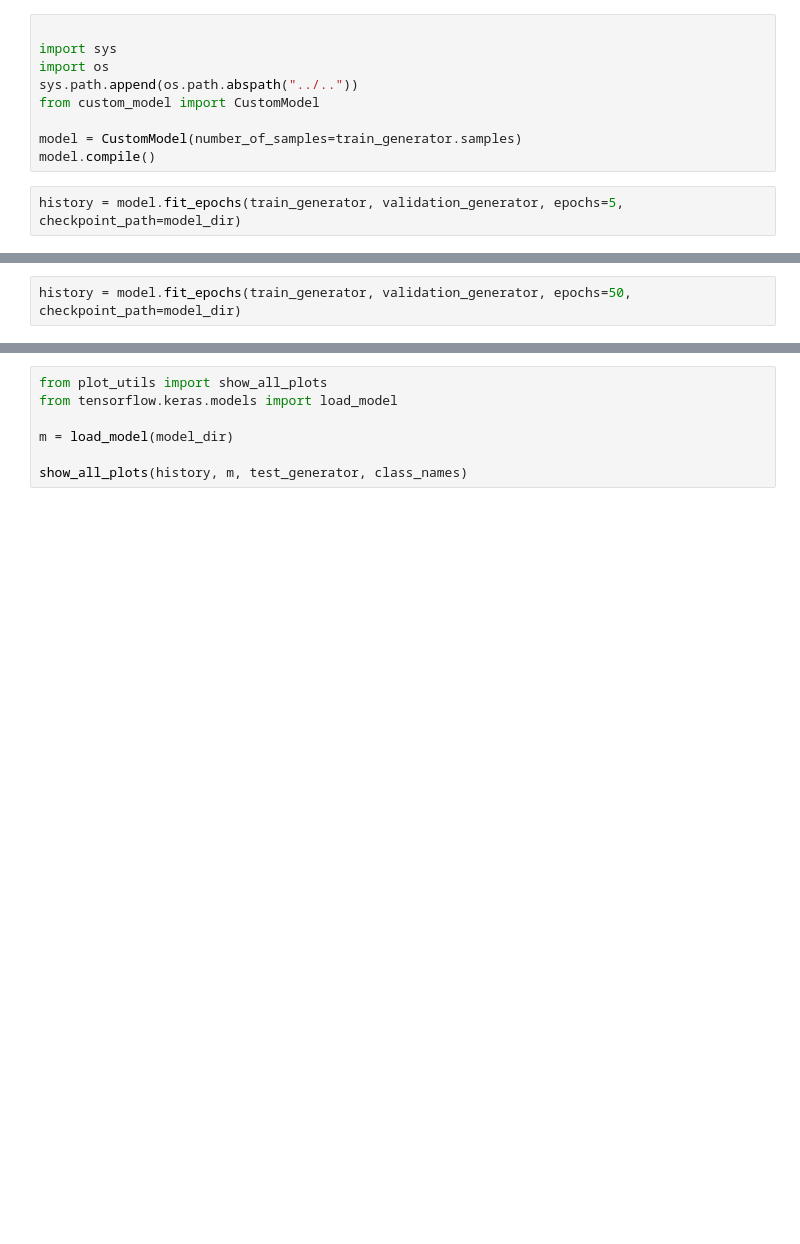
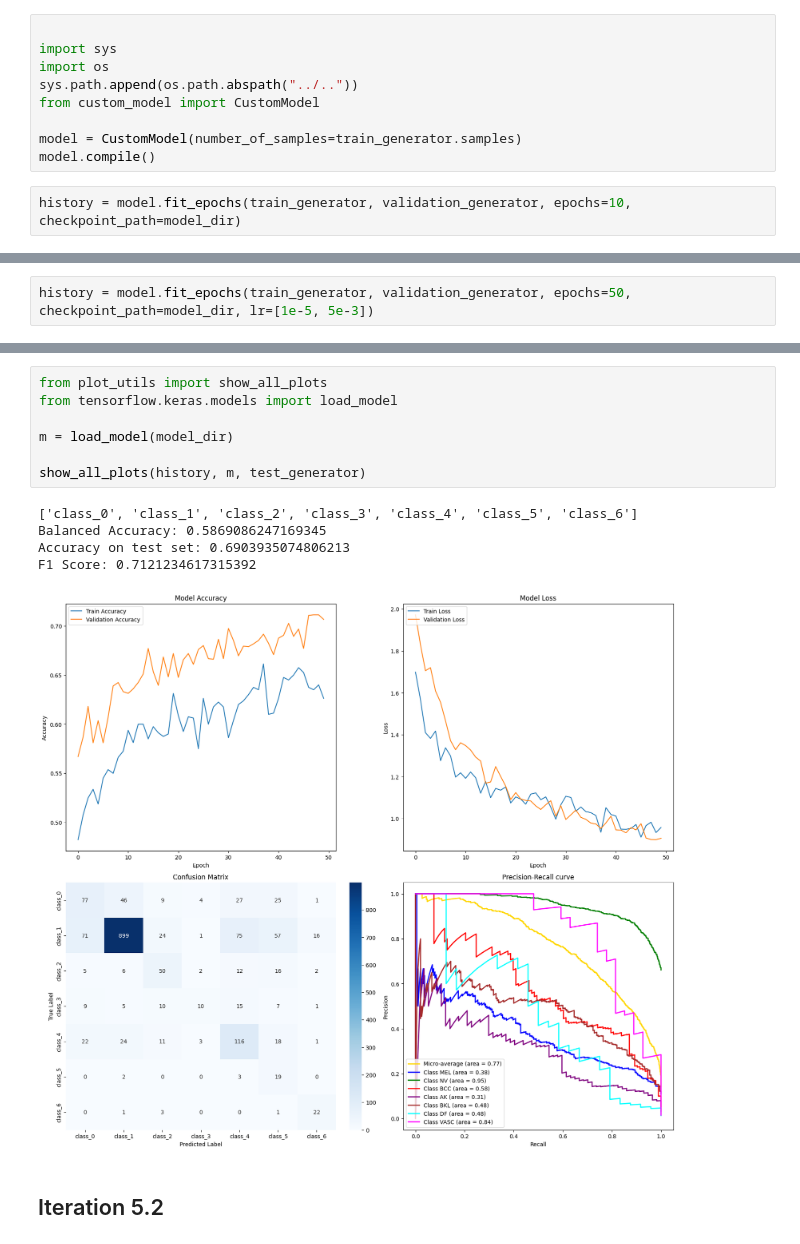
Before and after one commit to renemartensen/Classification-of-Skin-Lesions, a Jupyter notebook: iteration_notebooks/iteration_5/Iteration_5.ipynb, the cells around one changed output, grey strips where cells are left out. Saved outputs shown, nothing was run; the diff lists cells and outputs as text; blank space fills up the shorter version.

Commit message:
iteration 5

```diff
--- a/iteration_notebooks/iteration_5/Iteration_5.ipynb
+++ b/iteration_notebooks/iteration_5/Iteration_5.ipynb
@@ -77,4 +88,4 @@ from custom_model import CustomModel
 model = CustomModel(number_of_samples=train_generator.samples)
 model.compile()
 # %%
-history = model.fit_epochs(train_generator, validation_generator, epochs=5, checkpoint_path=model_dir)
+history = model.fit_epochs(train_generator, validation_generator, epochs=10, checkpoint_path=model_dir)
@@ -84,2 +139,2 @@ model.lr_find(train_generator, validation_generator)
 # %%
-history = model.fit_epochs(train_generator, validation_generator, epochs=50, checkpoint_path=model_dir)
+history = model.fit_epochs(train_generator, validation_generator, epochs=50, checkpoint_path=model_dir, lr=[1e-5, 5e-3])
@@ -86,7 +161,15 @@ history = model.fit_epochs(train_generator, validation_generator, epochs=50, che
 # %%
 from plot_utils import show_all_plots
 from tensorflow.keras.models import load_model
 
 m = load_model(model_dir)
 
-show_all_plots(history, m, test_generator, class_names)
+show_all_plots(history, m, test_generator)
+# %% [output]
+['class_0', 'class_1', 'class_2', 'class_3', 'class_4', 'class_5', 'class_6']
+Balanced Accuracy: 0.5869086247169345
+Accuracy on test set: 0.6903935074806213
+F1 Score: 0.7121234617315392
+[figure, added]
+# %% [markdown]
+## Iteration 5.2
```
Also changed, not shown: parts of 13 cells of this notebook, 3 other files.
